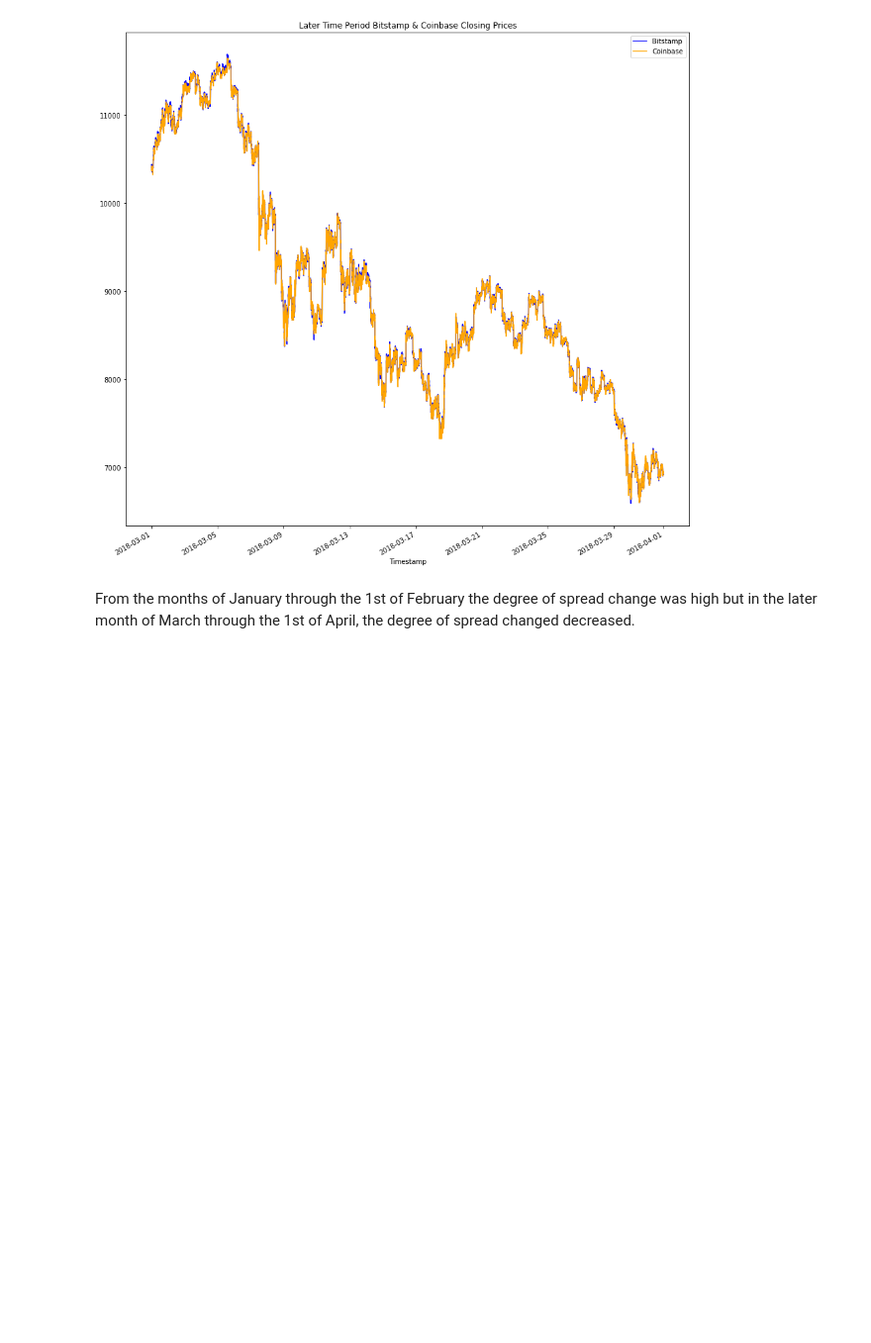
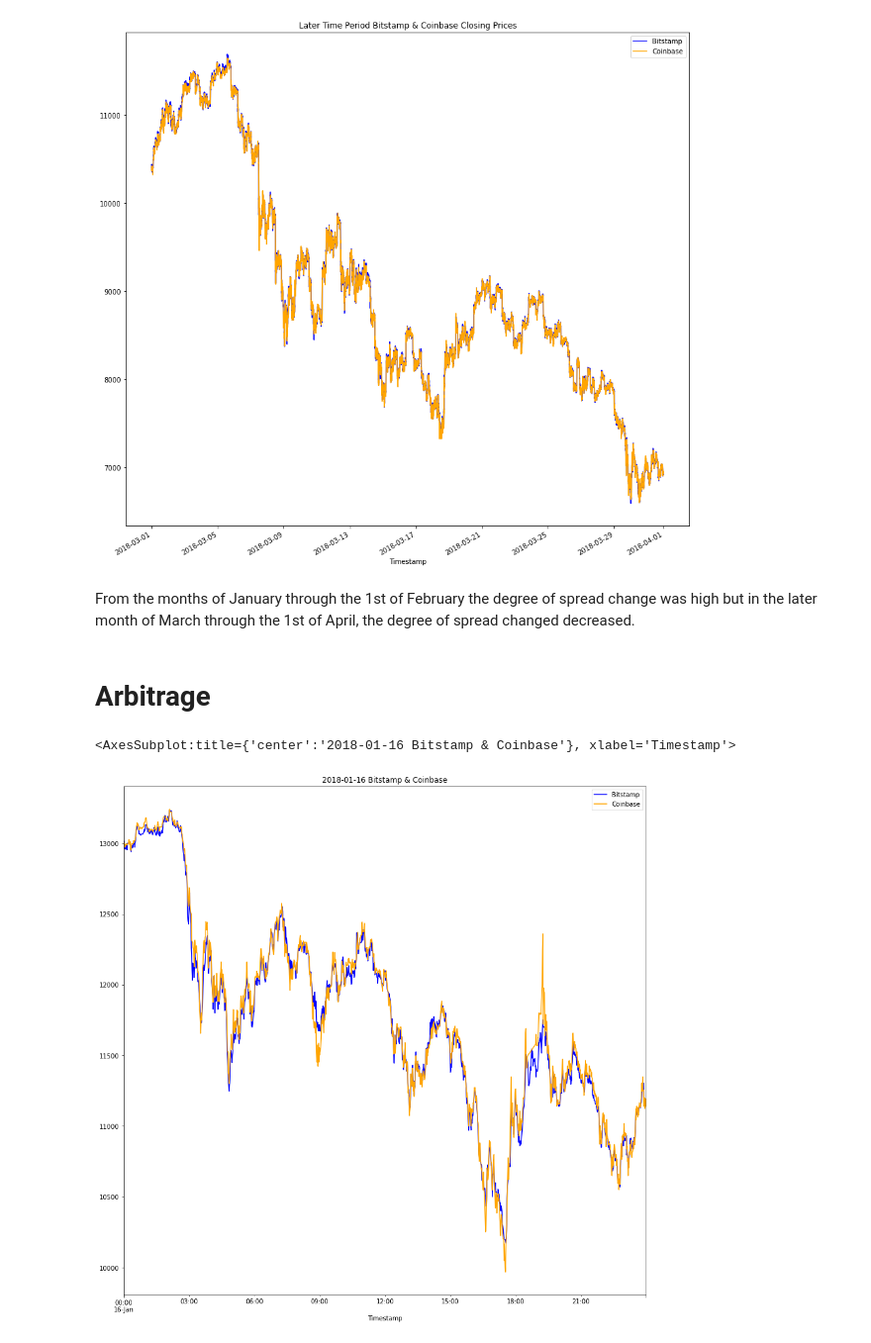
Before and after one commit to AngelR0/Crypto_Arbitrage, a Jupyter notebook: crypto_arbitrage.ipynb, the cells around one changed output. Shown: that part at 99% size. Drawn from its saved outputs; the diff is of its cells as text; code cells hidden in the pictures; blank space fills up the shorter version.

Commit message:
Added the arbitrage spread for early date, middle date, late date. Along with the calculations of profit return, a line graph for all dates.

```diff
--- a/crypto_arbitrage.ipynb
+++ b/crypto_arbitrage.ipynb
@@ -230,3 +230,14 @@ coinbase_sliced["2018-03-01":"2018-04-01"].plot(legend=True, figsize=(15,15), la
 [figure]
 # %% [markdown]
 From the months of January through the 1st of February the degree of spread change was high but in the later month of March through the 1st of April, the degree of spread changed decreased.
+# %% [markdown]
+# Arbitrage
+# %%
+#Selecting an early date dataset
+
+bitstamp_sliced["2018-01-16"].plot(legend=True, figsize=(15,15), title="2018-01-16 Bitstamp & Coinbase",label="Bitstamp", color="blue")
+
+coinbase_sliced["2018-01-16"].plot(legend=True, figsize=(15,15), label="Coinbase", color="orange")
+# %% [output]
+<AxesSubplot:title={'center':'2018-01-16 Bitstamp & Coinbase'}, xlabel='Timestamp'>
+[figure, added]
```
Also changed, not shown: parts of 35 cells of this notebook.
